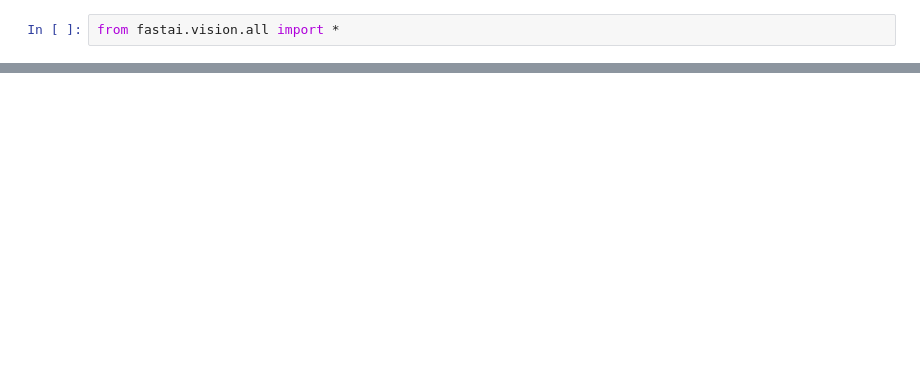
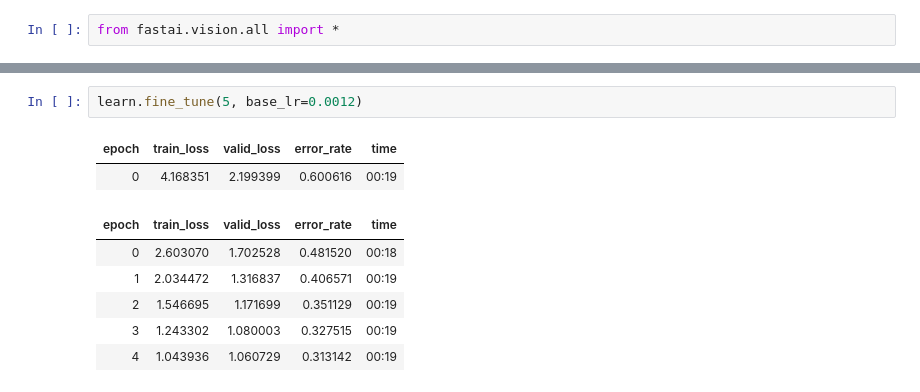
Before and after one commit to bognix/polish-lake-fish, a Jupyter notebook: model.ipynb, the cells around one changed output, grey strips where cells are left out. Saved outputs shown, nothing was run; the diff lists cells and outputs as text; blank space fills up the shorter version.

```diff
--- a/model.ipynb
+++ b/model.ipynb
@@ -15,0 +38,11 @@ NotImplementedError: The operator 'aten::_linalg_solve_ex.result' is not current
+# %%
+learn.fine_tune(5, base_lr=0.0012)
+# %% [output]
+| epoch | train_loss | valid_loss | error_rate | time |
+| 0 | 4.168351 | 2.199399 | 0.600616 | 00:19 |
+| epoch | train_loss | valid_loss | error_rate | time |
+| 0 | 2.603070 | 1.702528 | 0.481520 | 00:18 |
+| 1 | 2.034472 | 1.316837 | 0.406571 | 00:19 |
+| 2 | 1.546695 | 1.171699 | 0.351129 | 00:19 |
+| 3 | 1.243302 | 1.080003 | 0.327515 | 00:19 |
+| 4 | 1.043936 | 1.060729 | 0.313142 | 00:19 |
```
Also changed, not shown: parts of 8 cells of this notebook.
